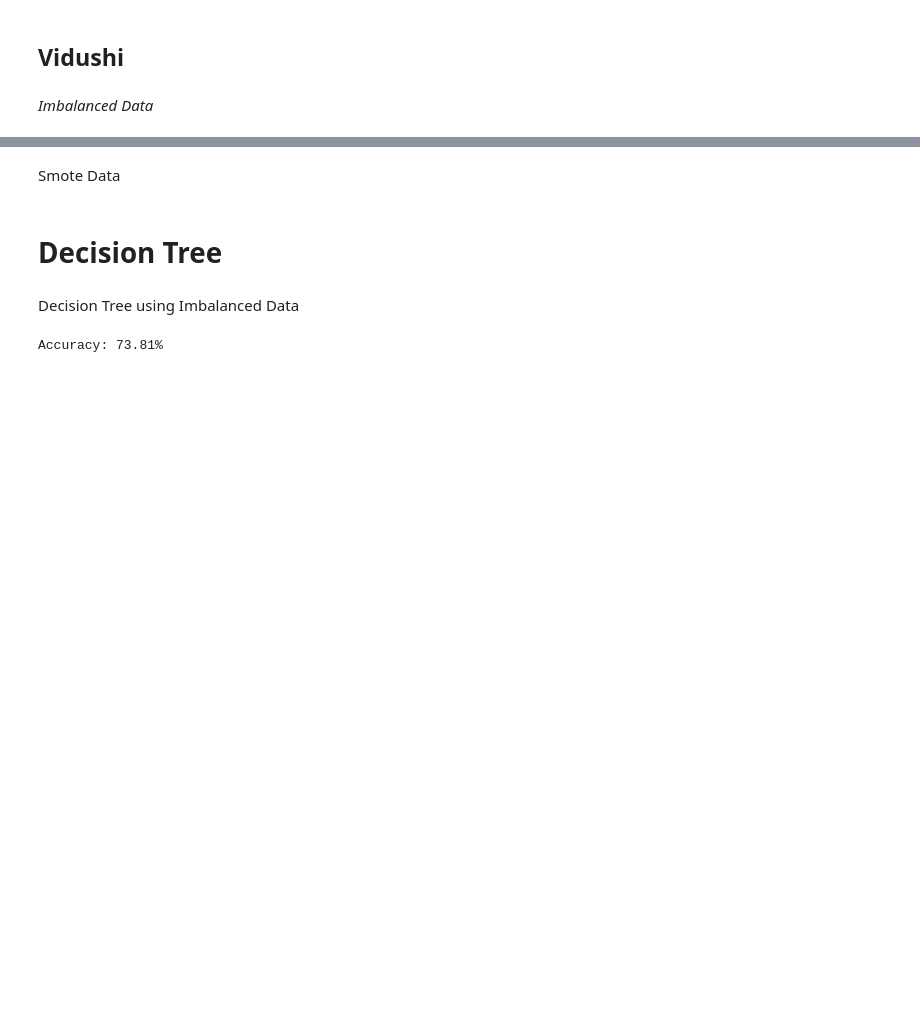
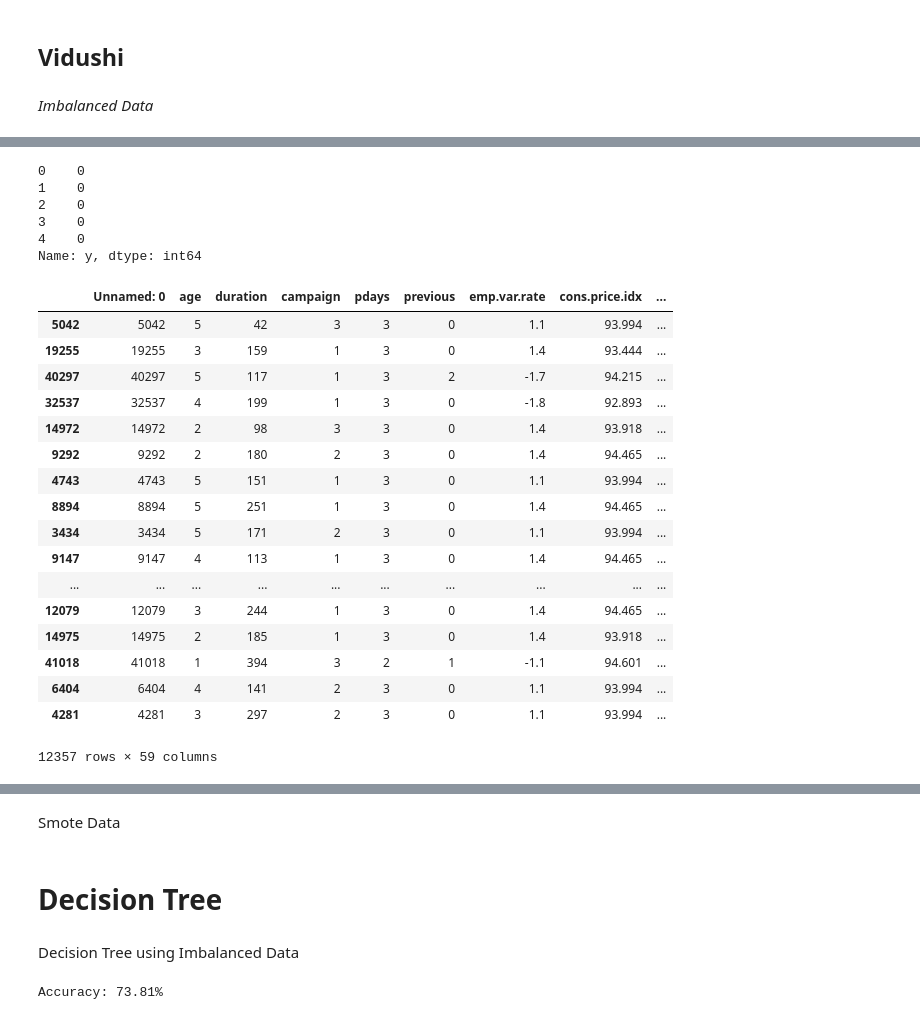
Before and after one commit to Data-Analytics-team11/Prediction-for-client-term-deposit-subscription, a Jupyter notebook: DT_RF_GBM.ipynb, the cells around one changed output, grey strips where cells are left out. Cells and saved outputs as stored; diff of their text form; code cells hidden in the pictures; blank space fills up the shorter version.

```diff
--- a/DT_RF_GBM.ipynb
+++ b/DT_RF_GBM.ipynb
@@ -25,2 +36,11 @@ X=data.drop(columns=['y'])
+# %%
+y.head()
+# %% [output]
+0    0
+1    0
+2    0
+3    0
+4    0
+Name: y, dtype: int64
 # %%
 X_train, X_test, y_train, y_test = train_test_split(X, y, test_size=0.3,random_state=16)
@@ -26,0 +53,21 @@ X_train, X_test, y_train, y_test = train_test_split(X, y, test_size=0.3,random_s
+# %%
+X_test
+# %% [output]
+|  | Unnamed: 0 | age | duration | campaign | pdays | previous | emp.var.rate | cons.price.idx | ... |
+| 5042 | 5042 | 5 | 42 | 3 | 3 | 0 | 1.1 | 93.994 | ... |
+| 19255 | 19255 | 3 | 159 | 1 | 3 | 0 | 1.4 | 93.444 | ... |
+| 40297 | 40297 | 5 | 117 | 1 | 3 | 2 | -1.7 | 94.215 | ... |
+| 32537 | 32537 | 4 | 199 | 1 | 3 | 0 | -1.8 | 92.893 | ... |
+| 14972 | 14972 | 2 | 98 | 3 | 3 | 0 | 1.4 | 93.918 | ... |
+| 9292 | 9292 | 2 | 180 | 2 | 3 | 0 | 1.4 | 94.465 | ... |
+| 4743 | 4743 | 5 | 151 | 1 | 3 | 0 | 1.1 | 93.994 | ... |
+| 8894 | 8894 | 5 | 251 | 1 | 3 | 0 | 1.4 | 94.465 | ... |
+| 3434 | 3434 | 5 | 171 | 2 | 3 | 0 | 1.1 | 93.994 | ... |
+| 9147 | 9147 | 4 | 113 | 1 | 3 | 0 | 1.4 | 94.465 | ... |
+| ... | ... | ... | ... | ... | ... | ... | ... | ... | ... |
+| 12079 | 12079 | 3 | 244 | 1 | 3 | 0 | 1.4 | 94.465 | ... |
+| 14975 | 14975 | 2 | 185 | 1 | 3 | 0 | 1.4 | 93.918 | ... |
+| 41018 | 41018 | 1 | 394 | 3 | 2 | 1 | -1.1 | 94.601 | ... |
+| 6404 | 6404 | 4 | 141 | 2 | 3 | 0 | 1.1 | 93.994 | ... |
+| 4281 | 4281 | 3 | 297 | 2 | 3 | 0 | 1.1 | 93.994 | ... |
+12357 rows × 59 columns
```
Also changed, not shown: parts of 7 cells of this notebook, 4 other files.
